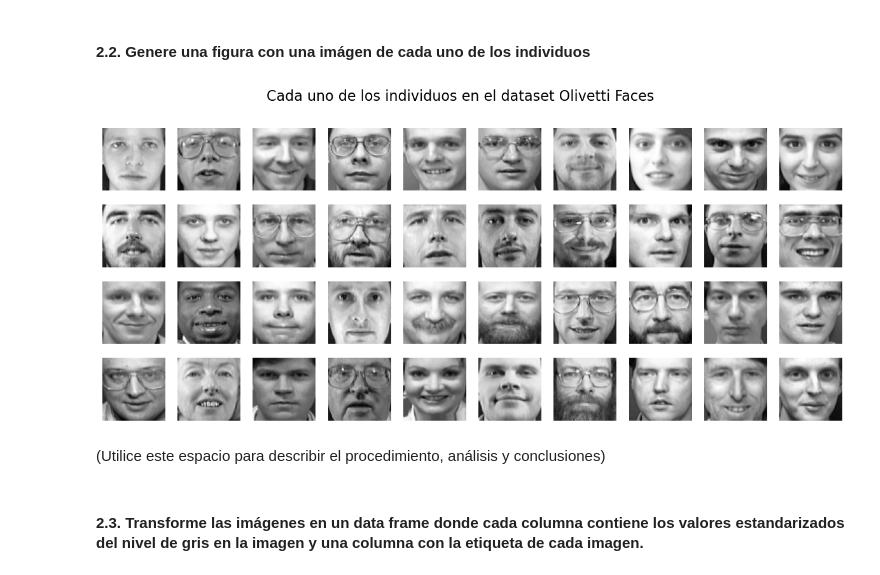
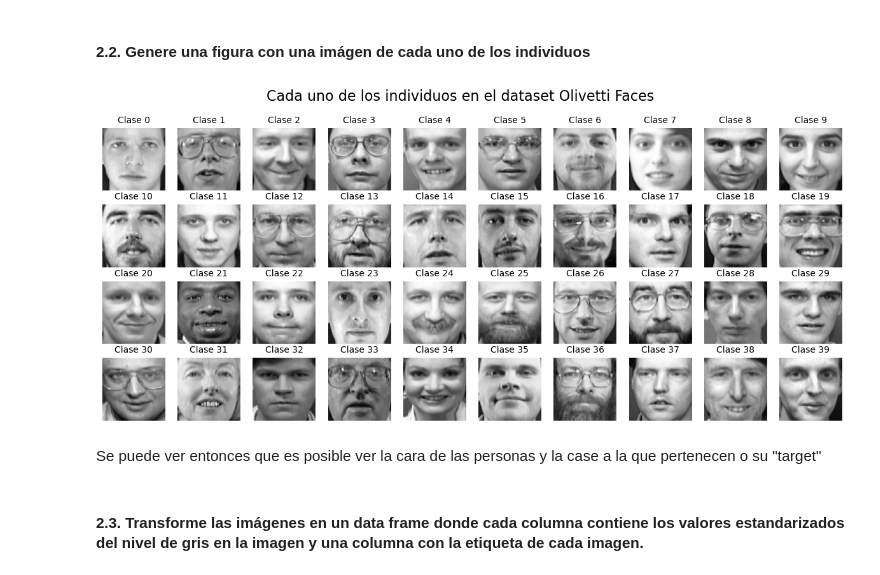
Before and after one commit to juankquintana/aprendizaje-no-supervisado, a Jupyter notebook: Semana 3/Taller/S3_LC_Taller_Kmeans_Kmedoids.ipynb, the cells around one changed output. Drawn from its saved outputs; the diff is of its cells as text; code cells hidden in the pictures.

```diff
--- a/Semana 3/Taller/S3_LC_Taller_Kmeans_Kmedoids.ipynb
+++ b/Semana 3/Taller/S3_LC_Taller_Kmeans_Kmedoids.ipynb
@@ -114,22 +114,23 @@ Se puede usar esta base de datos para aprendizaje no supervisado pues se busca c
 # %%
 # Utilice este espacio para escribir el código.
 unique_individuals = np.unique(y)
 
 # Set up the figure
 fig, axes = plt.subplots(4, 10, figsize=(15, 6))
 fig.suptitle('Cada uno de los individuos en el dataset Olivetti Faces', fontsize=16)
 
 # Plot one image of each individual
 for i, individual in enumerate(unique_individuals):
     ax = axes[i // 10, i % 10]
     ax.imshow(X[y == individual][0].reshape(64, 64), cmap='gray')
+    ax.set_title(f'Clase {individual}', fontsize=10)
     ax.axis('off')
 
 plt.show()
 # %% [output]
-[figure, old version]
+[figure, new version]
-# %% [markdown]
-(Utilice este espacio para describir el procedimiento, análisis y conclusiones)
+# %% [markdown]
+Se puede ver entonces que es posible ver la cara de las personas y la case a la que pertenecen o su "target"
 # %% [markdown]
 #### 2.3. Transforme las imágenes en un data frame donde cada columna contiene los valores estandarizados del nivel de gris en la imagen y una columna con la etiqueta de cada imagen.
 # %%
```
